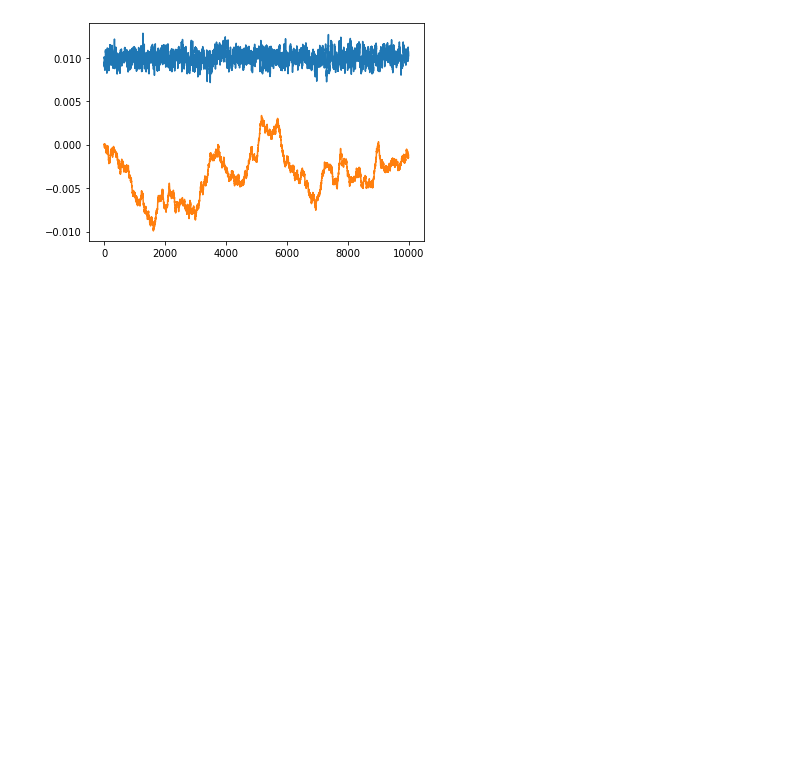
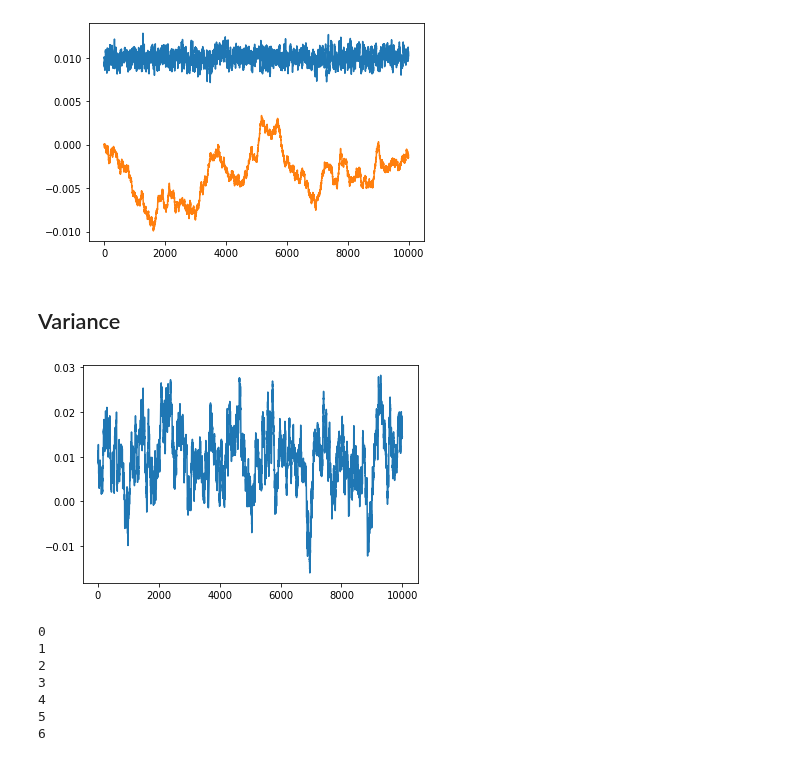
Before and after one commit to bjks/gfp_gaussian_process, a Jupyter notebook: notebooks/auto_corr_simulation.ipynb, the cells around one changed output. Cells and saved outputs as stored; diff of their text form; code cells hidden in the pictures; blank space fills up the shorter version.

```diff
--- a/notebooks/auto_corr_simulation.ipynb
+++ b/notebooks/auto_corr_simulation.ipynb
@@ -64,3 +64,44 @@ plt.plot(lt2)
 [figure]
 [<matplotlib.lines.Line2D at 0x...>]
 [figure]
+# %% [markdown]
+## Variance
+# %%
+
+parameter_set = {   "mean_lambda": 0.01,
+                    "gamma_lambda": 0.01,
+                    "var_lambda": 1e-6,
+                    "mean_lambda2": 0.,
+                    "gamma_lambda2": 0.0001,
+                    "var_lambda2": 1e-8}
+
+dt = 1
+times = [   1e4, 5e4,
+            1e5, 5e5,
+            1e6, 5e6,
+            1e7]
+var = [[] for i in times]
+
+for j, tot_t in enumerate(times):
+    lt = [parameter_set['mean_lambda']]
+    for n in range(3):
+        for i in range(int(tot_t/dt)):
+            lambda_ou = single_ou_step(dt,  parameter_set['mean_lambda'],
+                                    parameter_set['gamma_lambda'],
+                                    parameter_set['var_lambda'],
+                                    lt[-1])
+            lt.append(lambda_ou)
+        if n ==0 and j ==0:
+            plt.plot(lt)
+            plt.show()
+        var[j].append(np.var(lt))
+    print(j)
+# %% [output]
+[figure, added]
+0
+1
+2
+3
+4
+5
+6
```
Also changed, not shown: parts of 2 cells of this notebook, 15 other files.
